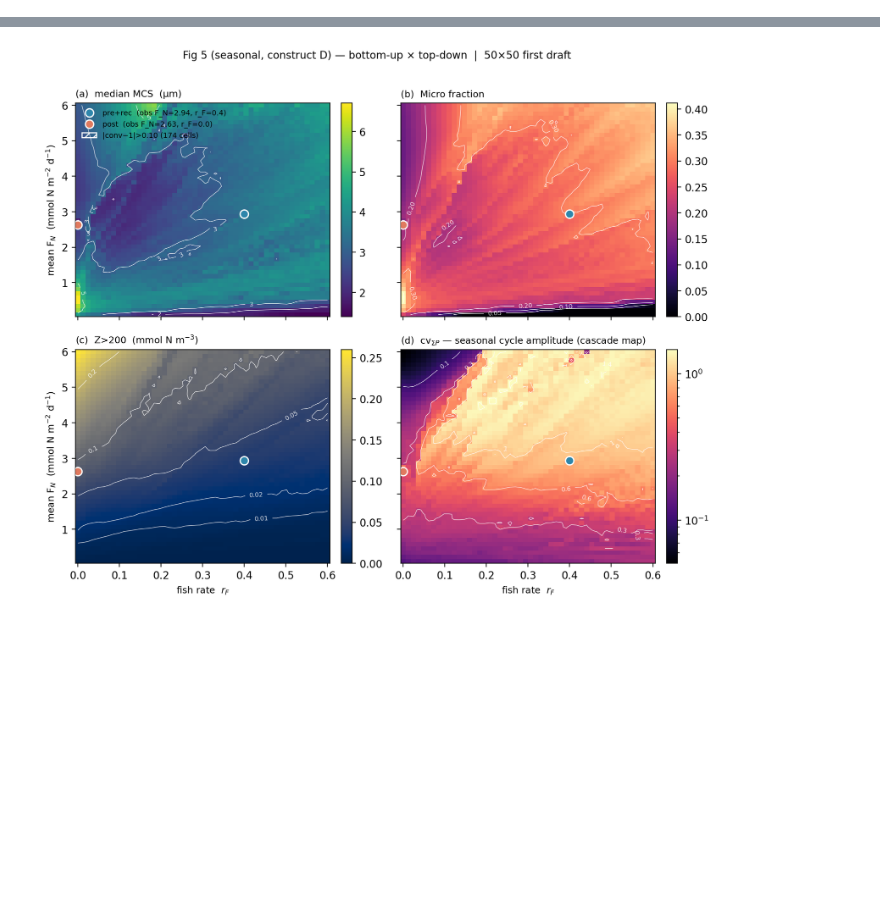
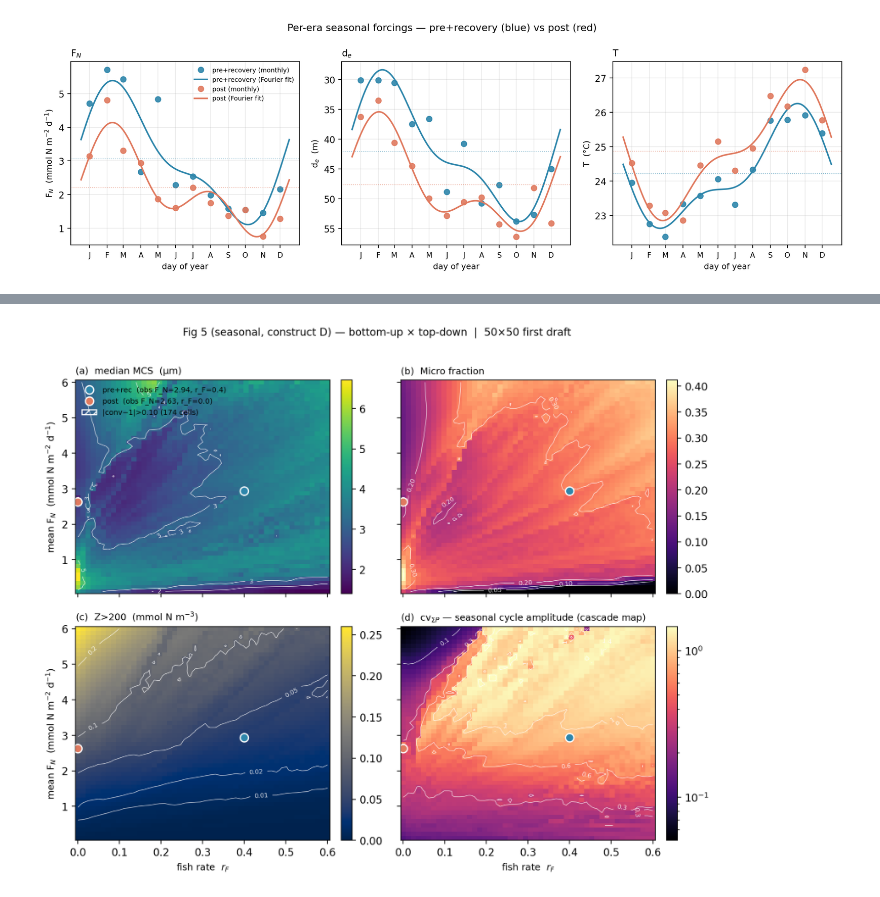
Before and after one commit to ben1post/SSMCariaco, a Jupyter notebook: plots/FIGURE_5.ipynb, the cells around one changed output, grey strips where cells are left out. Drawn from its saved outputs; the diff is of its cells as text; code cells hidden in the pictures; blank space fills up the shorter version.

```diff
--- a/plots/FIGURE_5.ipynb
+++ b/plots/FIGURE_5.ipynb
@@ -18,0 +146,69 @@ sys.path.insert(0, os.path.abspath('results/'))
+# %%
+%config InlineBackend.figure_format = 'retina'
+import numpy as np, matplotlib.pyplot as plt
+import seasonal_scan_harness as ssh
+from baseline_r0_seasonal_comps import _build_fourier_func
+
+forc = ssh.build_forcings(['pre+recovery', 'post'])
+ERA_COL = {'pre+recovery': '#2E86AB', 'post': '#E07A5F'}
+months = np.arange(1, 13)
+mid_doy = ssh._MEDGES.cumsum() - ssh._MEDGES / 2   # mid-month days; if this errors, use np.array([15,46,...])
+# safer: just use sequential month-centre days (≈ mid-month DOYs)
+mid_doy = np.array([15, 46, 74, 105, 135, 166, 196, 227, 258, 288, 319, 349])
+
+# build smooth Fourier-fit traces (same as what the model integrates)
+t_smooth = np.linspace(0, 365, 365)
+def fourier_smooth(monthly, n=2):
+    f = _build_fourier_func(monthly, period=365.0, n_harmonics=n)
+    return f(t_smooth)
+
+# === diagnostics: means, peaks, amplitudes ==============================
+print(f"{'era':<14}  {'metric':<6}  {'mean':>6}  {'min':>6}  {'max':>6}  {'amp(½range)':>11}  "
+      f"{'peak month':>11}")
+for era, dat in forc.items():
+    for key, lbl in [('fn', 'F_N'), ('de', 'd_e'), ('t', 'T')]:
+        arr = dat[key]
+        # Use Fourier-smoothed trace for the "what the model sees"
+        smooth = fourier_smooth(arr)
+        m = float(np.mean(smooth))
+        lo, hi = float(np.min(smooth)), float(np.max(smooth))
+        amp = (hi - lo) / 2
+        peak_mo = months[np.argmax([smooth[(int(d)-1) % 365] for d in mid_doy])]
+        print(f"{era:<14}  {lbl:<6}  {m:6.2f}  {lo:6.2f}  {hi:6.2f}  {amp:11.2f}  {peak_mo:>11}")
+    print()
+print("Pre/post comparisons:")
+fn_pre, fn_post = forc['pre+recovery']['fn'], forc['post']['fn']
+fn_pre_smooth, fn_post_smooth = fourier_smooth(fn_pre), fourier_smooth(fn_post)
+print(f"  F_N mean ratio (pre/post): {fn_pre.mean()/fn_post.mean():.2f}")
+print(f"  F_N peak ratio (pre/post): {fn_pre_smooth.max()/fn_post_smooth.max():.2f}")
+print(f"  F_N amplitude (pre):       {(fn_pre_smooth.max() - fn_pre_smooth.min())/2:.2f}")
+print(f"  F_N amplitude (post):      {(fn_post_smooth.max() - fn_post_smooth.min())/2:.2f}")
+print(f"  F_N amplitude ratio:       {((fn_pre_smooth.max() - fn_pre_smooth.min())/(fn_post_smooth.max() - fn_post_smooth.min())):.2f}")
+
+# === plot — 3 panels: F_N, d_e, T =======================================
+fig, axes = plt.subplots(1, 3, figsize=(12.5, 4.0))
+for ax, (key, lbl, units, invert_y) in zip(axes, [
+    ('fn', r'F$_N$',  'mmol N m$^{-2}$ d$^{-1}$', False),
+    ('de', r'd$_e$',  'm',                         True),
+    ('t',  'T',       '°C',                        False),
+]):
+    for era, dat in forc.items():
+        col = ERA_COL[era]
+        ax.plot(mid_doy, dat[key], 'o', color=col, ms=6, alpha=0.9, label=f'{era} (monthly)')
+        ax.plot(t_smooth, fourier_smooth(dat[key]), '-', color=col, lw=1.7,
+                label=f'{era} (Fourier fit)')
+        # horizontal mean line
+        ax.axhline(np.mean(fourier_smooth(dat[key])), ls=':', lw=0.8, color=col, alpha=0.6)
+    ax.set_xlabel('day of year', fontsize=9)
+    ax.set_ylabel(f"{lbl}  ({units})", fontsize=9)
+    ax.set_title(lbl, fontsize=10, loc='left')
+    ax.set_xticks([15, 46, 74, 105, 135, 166, 196, 227, 258, 288, 319, 349])
+    ax.set_xticklabels(list('JFMAMJJASOND'), fontsize=8)
+    if invert_y: ax.invert_yaxis()
+    ax.grid(True, alpha=0.25)
+
+axes[0].legend(fontsize=7, frameon=False, loc='best')
+fig.suptitle('Per-era seasonal forcings — pre+recovery (blue) vs post (red)', fontsize=11)
+fig.tight_layout()
+plt.show()
+# %% [output]
@@ -18,0 +230 @@ sys.path.insert(0, os.path.abspath('results/'))
+[figure, added]
```
Also changed, not shown: parts of 4 cells of this notebook, 6 other files.
